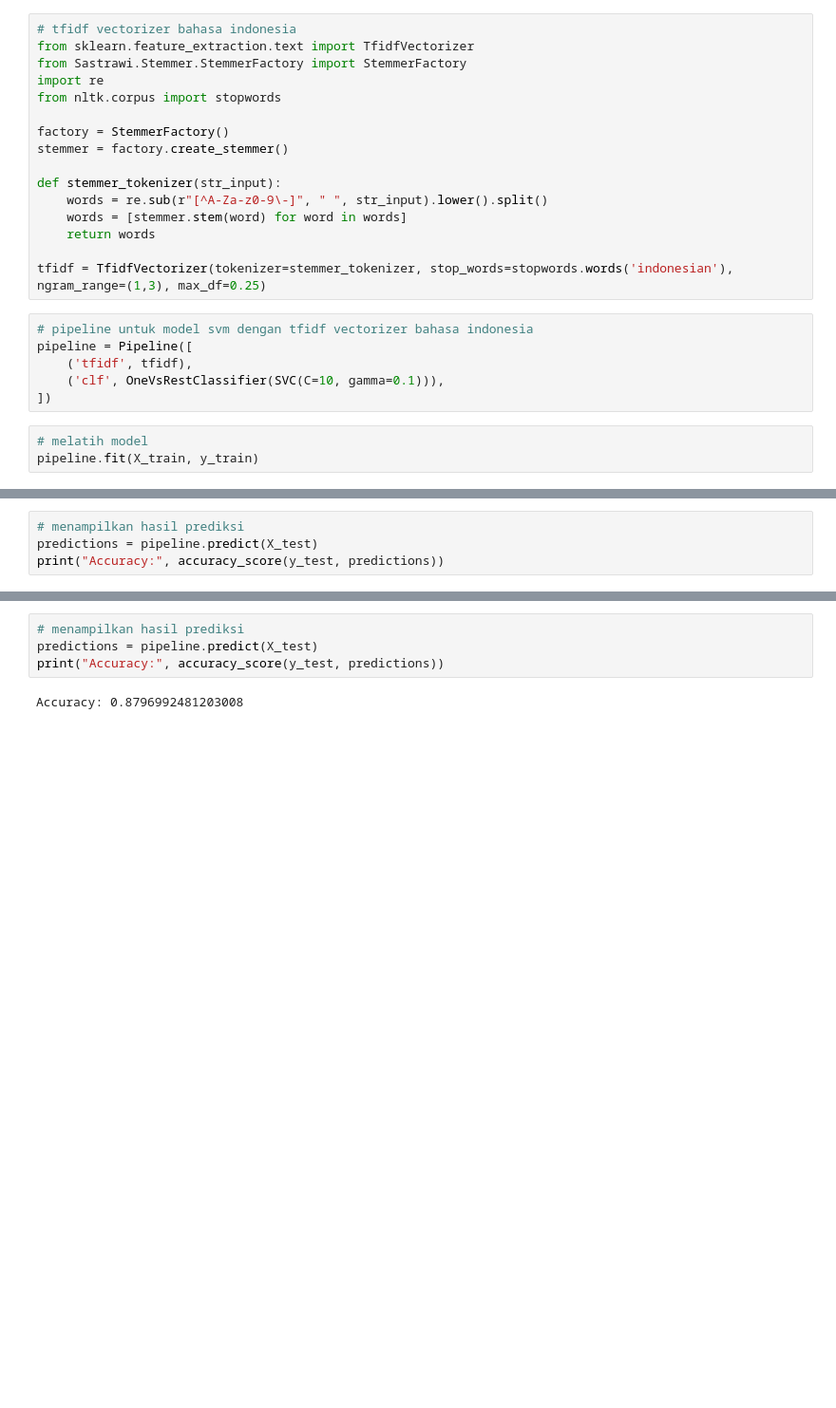
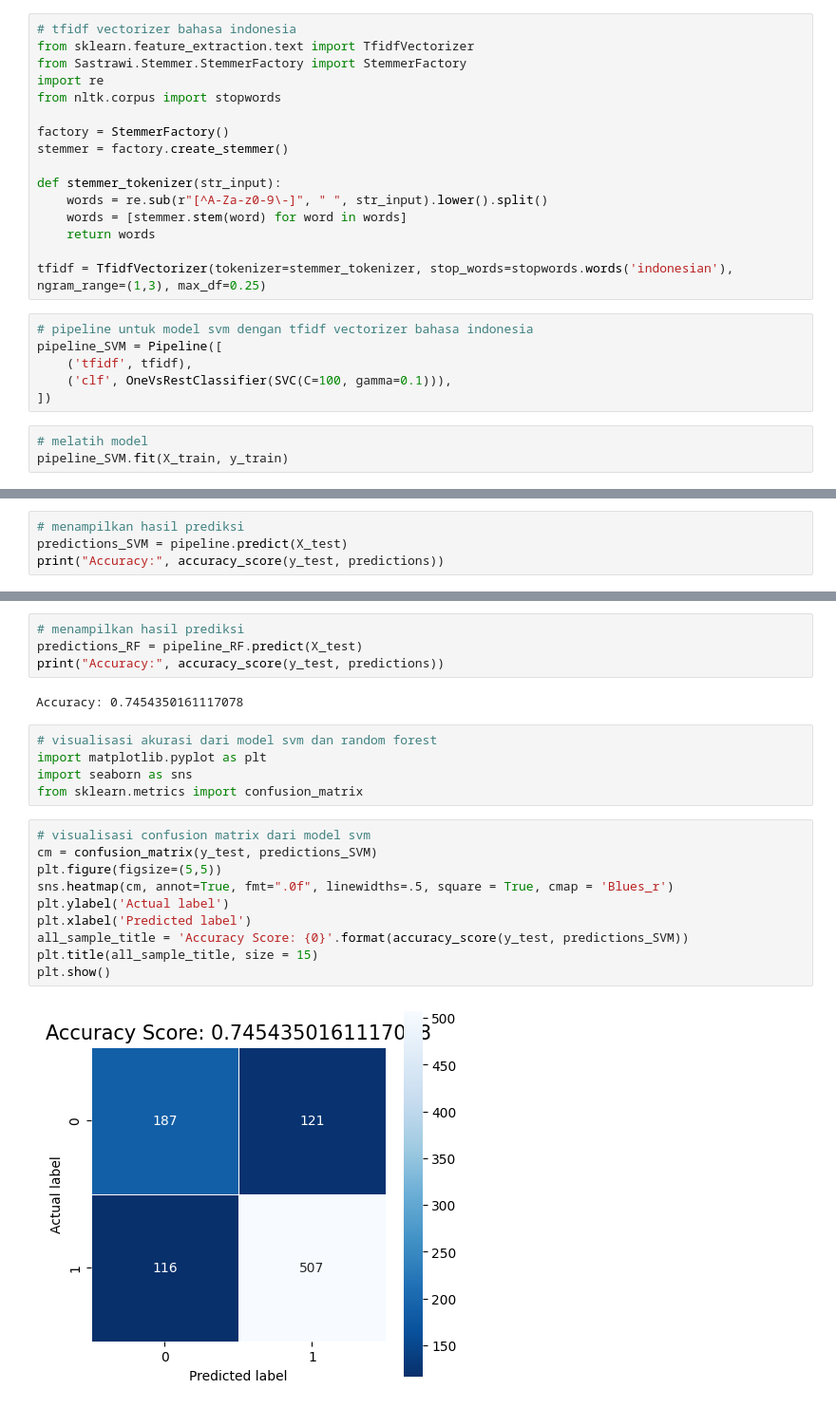
Before and after one commit to Red651/Analisis-Sentimen-Asuransi-Swasta-di-Indonesia, a Jupyter notebook: KlassifikasiSVM.ipynb, the cells around one changed output, grey strips where cells are left out. Shown at 95% size. Saved outputs shown, nothing was run; the diff lists cells and outputs as text; blank space fills up the shorter version.

```diff
--- a/KlassifikasiSVM.ipynb
+++ b/KlassifikasiSVM.ipynb
@@ -136,13 +126,13 @@ def stemmer_tokenizer(str_input):
 tfidf = TfidfVectorizer(tokenizer=stemmer_tokenizer, stop_words=stopwords.words('indonesian'), ngram_range=(1,3), max_df=0.25)
 # %%
 # pipeline untuk model svm dengan tfidf vectorizer bahasa indonesia
-pipeline = Pipeline([
+pipeline_SVM = Pipeline([
     ('tfidf', tfidf),
-    ('clf', OneVsRestClassifier(SVC(C=10, gamma=0.1))),
+    ('clf', OneVsRestClassifier(SVC(C=100, gamma=0.1))),
 ])
 # %%
 # melatih model
-pipeline.fit(X_train, y_train)
+pipeline_SVM.fit(X_train, y_train)
 # %% [output]
 Pipeline(steps=[('tfidf',
                  TfidfVectorizer(max_df=0.25, ngram_range=(1, 3),
@@ -161,5 +151,5 @@ Pipeline(steps=[('tfidf',
 # %%
 # menampilkan hasil prediksi
-predictions = pipeline.predict(X_test)
+predictions_SVM = pipeline.predict(X_test)
 print("Accuracy:", accuracy_score(y_test, predictions))
 # %% [output]
@@ -192,7 +182,24 @@ Pipeline(steps=[('tfidf',
                 ('clf', RandomForestClassifier())])
 # %%
 # menampilkan hasil prediksi
-predictions = pipeline.predict(X_test)
+predictions_RF = pipeline_RF.predict(X_test)
 print("Accuracy:", accuracy_score(y_test, predictions))
 # %% [output]
-Accuracy: 0.8796992481203008
+Accuracy: 0.7454350161117078
+# %%
+# visualisasi akurasi dari model svm dan random forest
+import matplotlib.pyplot as plt
+import seaborn as sns
+from sklearn.metrics import confusion_matrix
+# %%
+# visualisasi confusion matrix dari model svm
+cm = confusion_matrix(y_test, predictions_SVM)
+plt.figure(figsize=(5,5))
+sns.heatmap(cm, annot=True, fmt=".0f", linewidths=.5, square = True, cmap = 'Blues_r')
+plt.ylabel('Actual label')
+plt.xlabel('Predicted label')
+all_sample_title = 'Accuracy Score: {0}'.format(accuracy_score(y_test, predictions_SVM))
+plt.title(all_sample_title, size = 15)
+plt.show()
+# %% [output]
+[figure, added]
```
Also changed, not shown: parts of 16 cells of this notebook.
